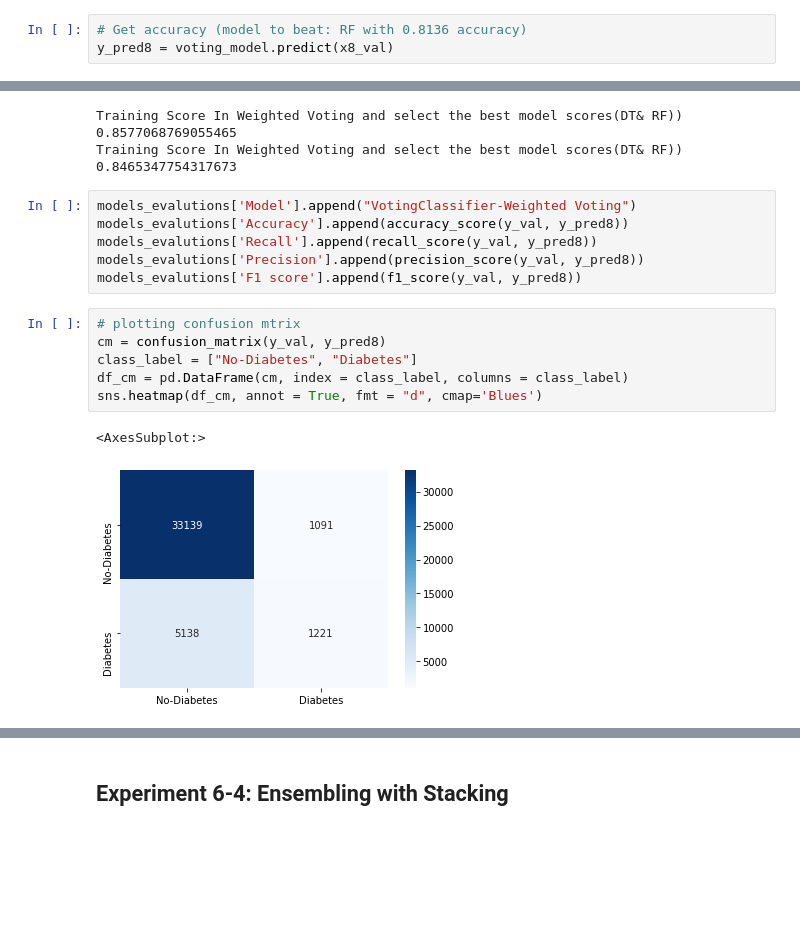
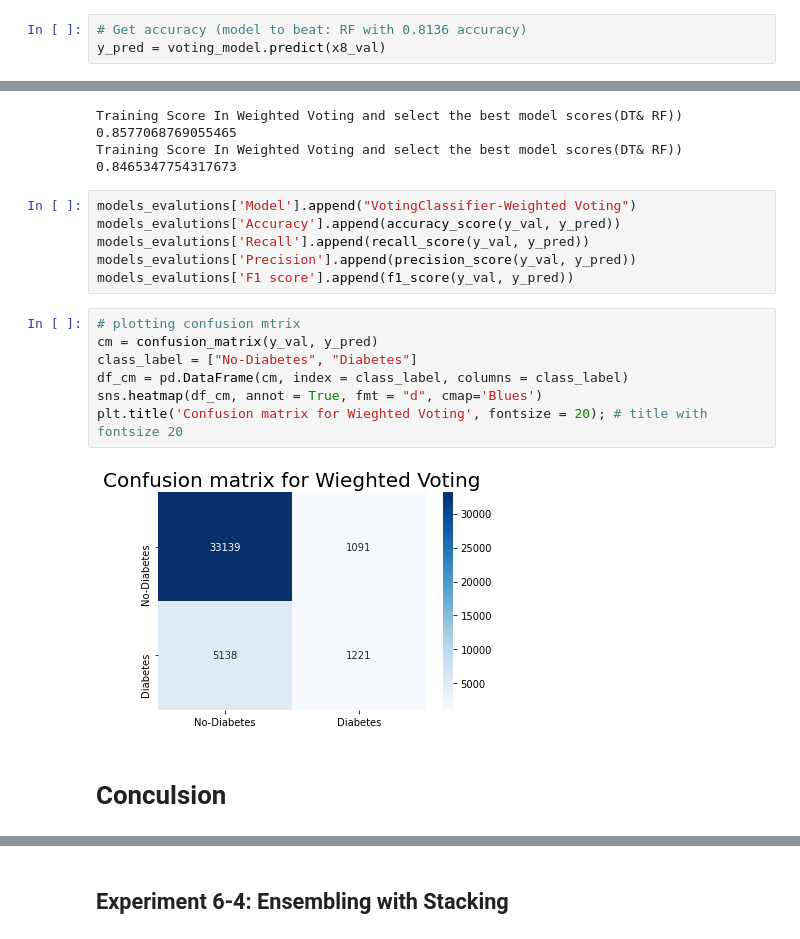
Before and after one commit to Ohood-Alharbi/Diabetes-Health-Indicators-Classfication, a Jupyter notebook: Code/Diabetes_Health_Indicators_Classification_Model.ipynb, the cells around one changed output, grey strips where cells are left out. Cells and saved outputs as stored; diff of their text form; blank space fills up the shorter version.

```diff
--- a/Code/Diabetes_Health_Indicators_Classification_Model.ipynb
+++ b/Code/Diabetes_Health_Indicators_Classification_Model.ipynb
@@ -974,7 +961,7 @@ VotingClassifier(estimators=[('rf_best',
                  n_jobs=-1, voting='soft', weights=[1.5, 3.8])
 # %%
 # Get accuracy (model to beat: RF with 0.8136 accuracy)
-y_pred8 = voting_model.predict(x8_val)
+y_pred = voting_model.predict(x8_val)
 # %%
 print("Training Score In Weighted Voting and select the best model scores(DT& RF))",voting_model.score(x7_train, y_train))
 print("Training Score In Weighted Voting and select the best model scores(DT& RF))",voting_model.score(x7_val, y_val))
@@ -983,16 +970,18 @@ Training Score In Weighted Voting and select the best model scores(DT& RF)) 0.85
 Training Score In Weighted Voting and select the best model scores(DT& RF)) 0.8465347754317673
 # %%
 models_evalutions['Model'].append("VotingClassifier-Weighted Voting")
-models_evalutions['Accuracy'].append(accuracy_score(y_val, y_pred8))
-models_evalutions['Recall'].append(recall_score(y_val, y_pred8))
-models_evalutions['Precision'].append(precision_score(y_val, y_pred8))
-models_evalutions['F1 score'].append(f1_score(y_val, y_pred8))
+models_evalutions['Accuracy'].append(accuracy_score(y_val, y_pred))
+models_evalutions['Recall'].append(recall_score(y_val, y_pred))
+models_evalutions['Precision'].append(precision_score(y_val, y_pred))
+models_evalutions['F1 score'].append(f1_score(y_val, y_pred))
 # %%
 # plotting confusion mtrix
-cm = confusion_matrix(y_val, y_pred8)
+cm = confusion_matrix(y_val, y_pred)
 class_label = ["No-Diabetes", "Diabetes"]
 df_cm = pd.DataFrame(cm, index = class_label, columns = class_label)
 sns.heatmap(df_cm, annot = True, fmt = "d", cmap='Blues')
+plt.title('Confusion matrix for Wieghted Voting', fontsize = 20); # title with fontsize 20
 # %% [output]
-<AxesSubplot:>
-[figure, old version]
+[figure, new version]
+# %% [markdown]
+# Conculsion
```
Also changed, not shown: parts of 32 cells of this notebook.
